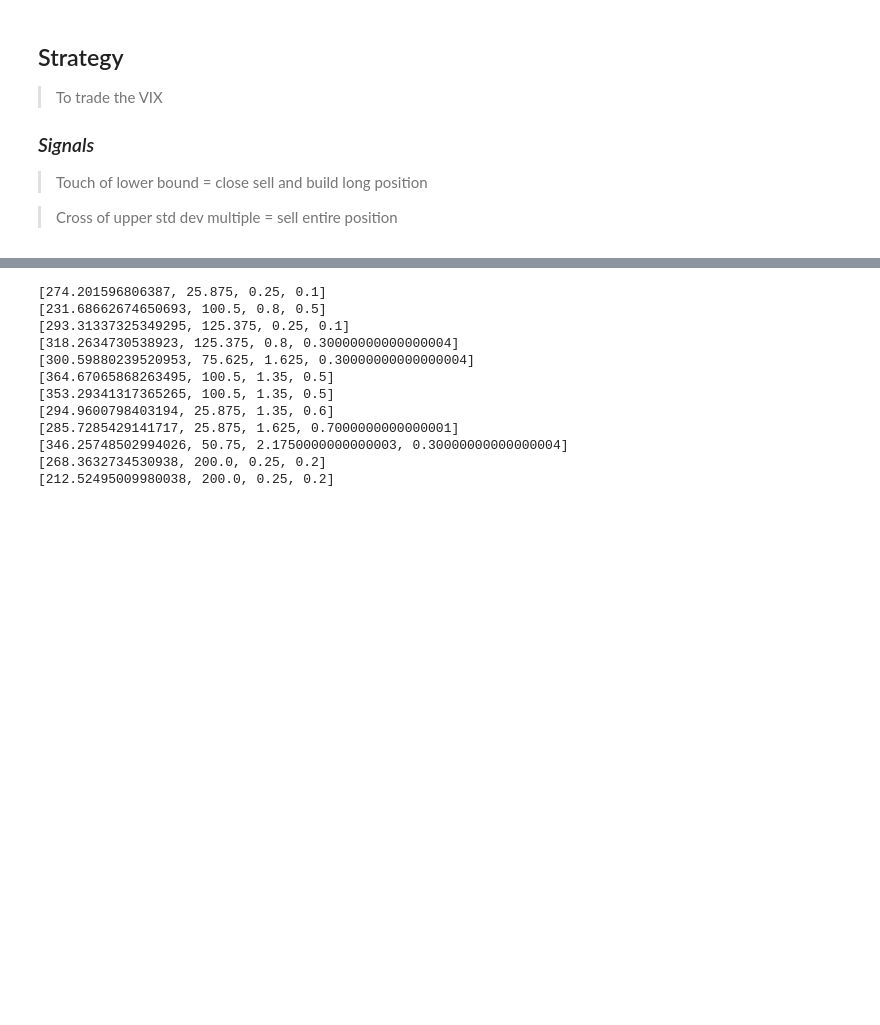
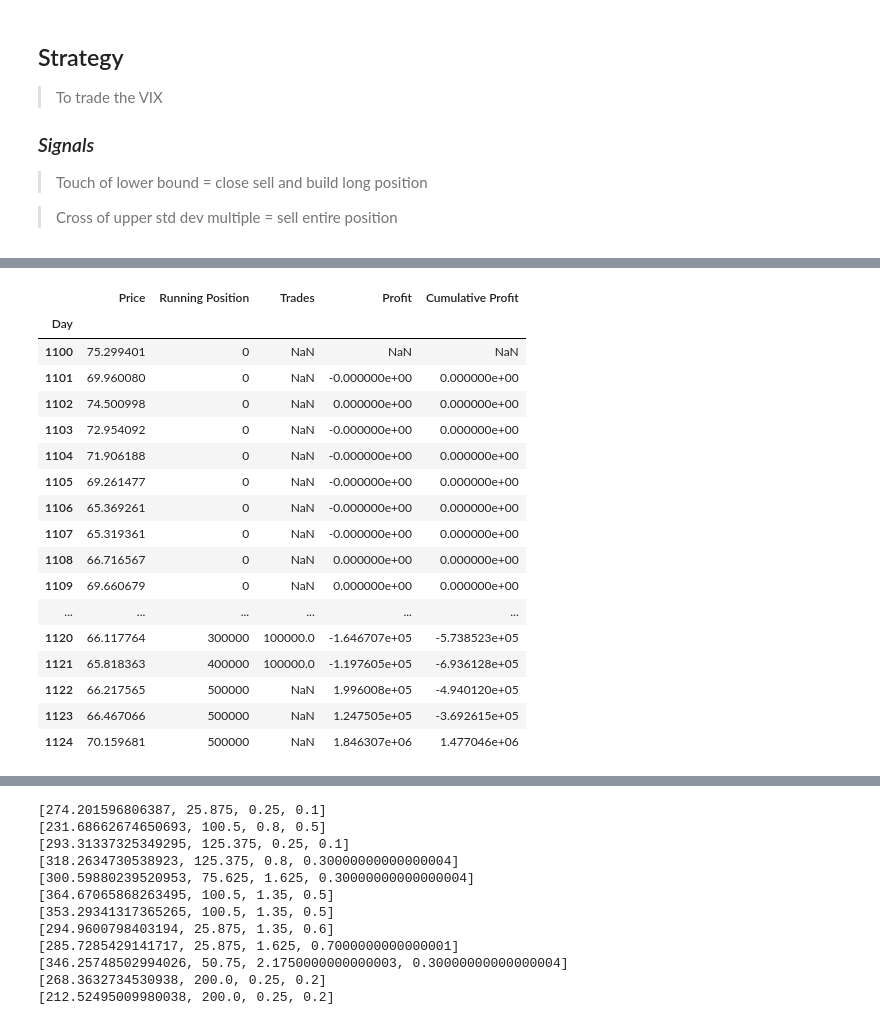
Before and after one commit to oscarwoodi/BHProj2Team1, a Jupyter notebook: VIX_.ipynb, the cells around one changed output, grey strips where cells are left out. Drawn from its saved outputs; the diff is of its cells as text; code cells hidden in the pictures; blank space fills up the shorter version.

```diff
--- a/VIX_.ipynb
+++ b/VIX_.ipynb
@@ -63,55 +63,83 @@ plt.show()
 # %%
 # vix strategy
 
-def vixen(data, window_mean, upper_bound, lower_bound):
+def vixen(data, window_mean, upper_bound, lower_bound, trade_size):
     # generating simple moving average
+
+    # constraints
+    max_cap = 500000
+    position = 0
 
     # data - is the series to generate signals for
     # window - is the window used to generate the average
     # lag - is how far % past the average before a signal is generated
 
     SMA = data.rolling(window = window_mean).mean()
     upper_bounds = SMA + upper_bound*vix.std()
     lower_bounds = SMA - lower_bound*vix.std()
 
     # generating signals
     sigPriceBuy = []
     sigPriceSell = []
+    run_pos = []
+    trade = []
 
     #flag = 1: long position, flag = 0: short position, flag = -1: no position
     flag = 0
 
     for i in range(len(data)):
         # closing trade at end of session
-        if i == len(data)-1:
-            if flag == 1:
+        trades_to_close = position/trade_size
+
+        if i == int((len(data)-(trades_to_close))):
+            if position > 0:
                 sigPriceBuy.append(np.nan)
                 sigPriceSell.append(data.iloc[i])
-                flag = 0
-            else:
-                sigPriceBuy.append(np.nan)
-                sigPriceSell.append(np.nan)
-        # Touch of lower bound = close sell and build long position
-        elif data.iloc[i] < lower_bounds.iloc[i]:
-            if flag != 1:
-                sigPriceBuy.append(data.iloc[i])
-                sigPriceSell.append(np.nan)
-                flag = 1
-            else:
-                sigPriceBuy.append(np.nan)
-                sigPriceSell.append(np.nan)
-        elif data.iloc[i] > upper_bounds.iloc[i]:
-            if flag != 0:
-                sigPriceBuy.append(np.nan)
-                sigPriceSell.append(data.iloc[i])
-                flag = 0
-            else:
-                sigPriceBuy.append(np.nan)
-                sigPriceSell.append(np.nan)
+                run_pos.append(position)
+                position -= trade_size
+                trade.append(-trade_size)
+        # Touch of lower bound = close sell and build long position until max trade reached
+        elif (data.iloc[i]<lower_bounds.iloc[i]) and (position<max_cap):
+            sigPriceBuy.append(data.iloc[i])
+            sigPriceSell.append(np.nan)
+            run_pos.append(position)
+            position += trade_size
+            trade.append(trade_size)
+
+        elif (data.iloc[i]>upper_bounds.iloc[i]) and (position>0) and (data.iloc[i]-data.iloc[i-1]>0):
+            sigPriceBuy.append(np.nan)
+            sigPriceSell.append(data.iloc[i])
+            run_pos.append(position)
+            position -= trade_size
+            trade.append(-trade_size)
+
         else:
+            run_pos.append(position)
             sigPriceBuy.append(np.nan)
             sigPriceSell.append(np.nan)
+            trade.append(np.nan)
 
-    return (sigPriceBuy, sigPriceSell)
+    return (sigPriceBuy, sigPriceSell, run_pos, trade)
 
-buy_sell_data = vixen(vix, window_mean, upper_bound, lower_bound)
+buy_sell_data = vixen(vix, window_mean, upper_bound, lower_bound, 100000)
+
+trades.head(25)
+# %% [output]
+|  | Price | Running Position | Trades | Profit | Cumulative Profit |
+| Day |  |  |  |  |  |
+| 1100 | 75.299401 | 0 | NaN | NaN | NaN |
+| 1101 | 69.960080 | 0 | NaN | -0.000000e+00 | 0.000000e+00 |
+| 1102 | 74.500998 | 0 | NaN | 0.000000e+00 | 0.000000e+00 |
+| 1103 | 72.954092 | 0 | NaN | -0.000000e+00 | 0.000000e+00 |
+| 1104 | 71.906188 | 0 | NaN | -0.000000e+00 | 0.000000e+00 |
+| 1105 | 69.261477 | 0 | NaN | -0.000000e+00 | 0.000000e+00 |
+| 1106 | 65.369261 | 0 | NaN | -0.000000e+00 | 0.000000e+00 |
+| 1107 | 65.319361 | 0 | NaN | -0.000000e+00 | 0.000000e+00 |
+| 1108 | 66.716567 | 0 | NaN | 0.000000e+00 | 0.000000e+00 |
+| 1109 | 69.660679 | 0 | NaN | 0.000000e+00 | 0.000000e+00 |
+| ... | ... | ... | ... | ... | ... |
+| 1120 | 66.117764 | 300000 | 100000.0 | -1.646707e+05 | -5.738523e+05 |
+| 1121 | 65.818363 | 400000 | 100000.0 | -1.197605e+05 | -6.936128e+05 |
+| 1122 | 66.217565 | 500000 | NaN | 1.996008e+05 | -4.940120e+05 |
+| 1123 | 66.467066 | 500000 | NaN | 1.247505e+05 | -3.692615e+05 |
+| 1124 | 70.159681 | 500000 | NaN | 1.846307e+06 | 1.477046e+06 |
```
Also changed, not shown: parts of 7 cells of this notebook, 1 other file.
